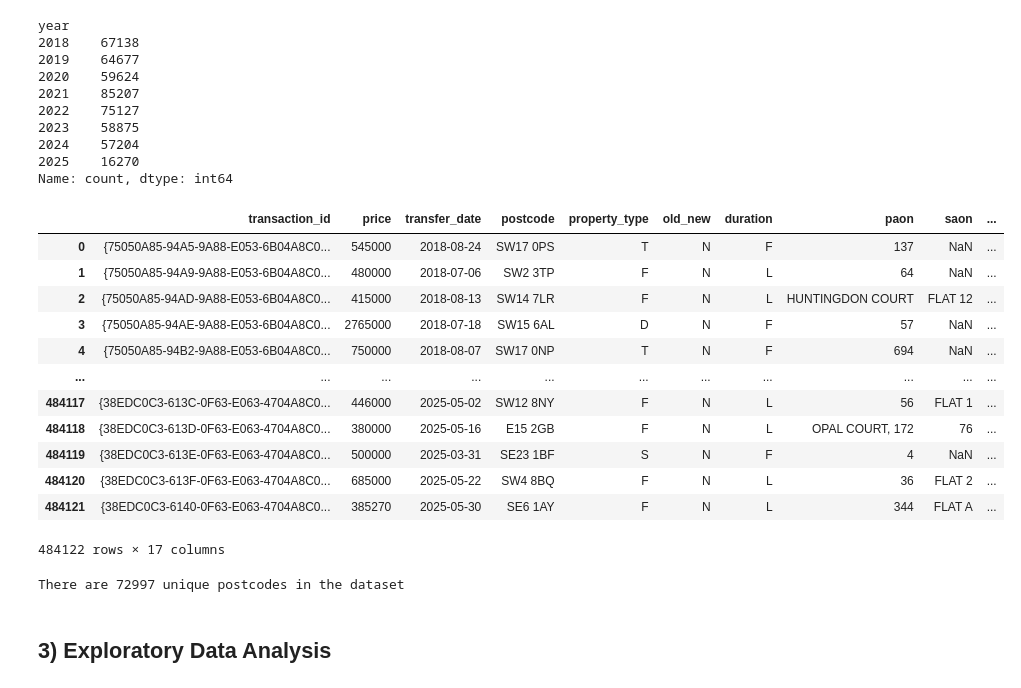
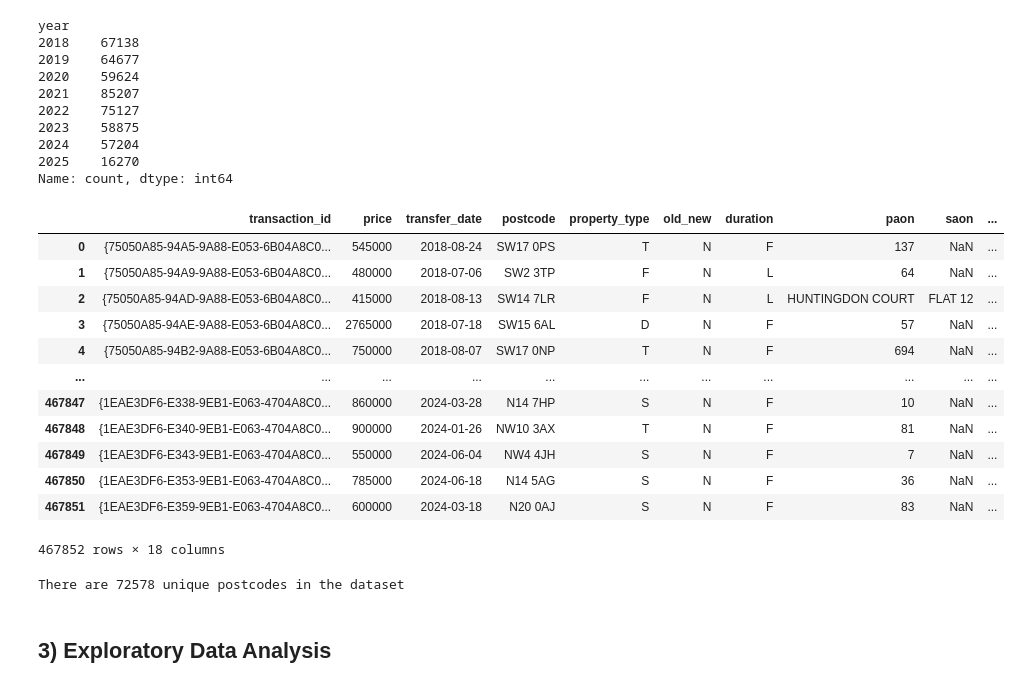
Before and after one commit to nnssvv/price_paid_data_analysis, a Jupyter notebook: Analysis_Notebook.ipynb, the cells around one changed output. Saved outputs shown, nothing was run; the diff lists cells and outputs as text; code cells hidden in the pictures.

```diff
--- a/Analysis_Notebook.ipynb
+++ b/Analysis_Notebook.ipynb
@@ -36,26 +36,27 @@ year
 2024    57204
 2025    16270
 Name: count, dtype: int64
-# %%
-london_df
-# %% [output]
-|  | transaction_id | price | transfer_date | postcode | property_type | old_new | duration | paon | saon | ... |
-| 0 | {75050A85-94A5-9A88-E053-6B04A8C0... | 545000 | 2018-08-24 | SW17 0PS | T | N | F | 137 | NaN | ... |
-| 1 | {75050A85-94A9-9A88-E053-6B04A8C0... | 480000 | 2018-07-06 | SW2 3TP | F | N | L | 64 | NaN | ... |
-| 2 | {75050A85-94AD-9A88-E053-6B04A8C0... | 415000 | 2018-08-13 | SW14 7LR | F | N | L | HUNTINGDON COURT | FLAT 12 | ... |
-| 3 | {75050A85-94AE-9A88-E053-6B04A8C0... | 2765000 | 2018-07-18 | SW15 6AL | D | N | F | 57 | NaN | ... |
-| 4 | {75050A85-94B2-9A88-E053-6B04A8C0... | 750000 | 2018-08-07 | SW17 0NP | T | N | F | 694 | NaN | ... |
-| ... | ... | ... | ... | ... | ... | ... | ... | ... | ... | ... |
-| 484117 | {38EDC0C3-613C-0F63-E063-4704A8C0... | 446000 | 2025-05-02 | SW12 8NY | F | N | L | 56 | FLAT 1 | ... |
-| 484118 | {38EDC0C3-613D-0F63-E063-4704A8C0... | 380000 | 2025-05-16 | E15 2GB | F | N | L | OPAL COURT, 172 | 76 | ... |
-| 484119 | {38EDC0C3-613E-0F63-E063-4704A8C0... | 500000 | 2025-03-31 | SE23 1BF | S | N | F | 4 | NaN | ... |
-| 484120 | {38EDC0C3-613F-0F63-E063-4704A8C0... | 685000 | 2025-05-22 | SW4 8BQ | F | N | L | 36 | FLAT 2 | ... |
-| 484121 | {38EDC0C3-6140-0F63-E063-4704A8C0... | 385270 | 2025-05-30 | SE6 1AY | F | N | L | 344 | FLAT A | ... |
-484122 rows × 17 columns
-# %%
-print(f'There are {len(london_df['postcode'].unique())} unique postcodes in the dataset')
-# %% [output]
-There are 72997 unique postcodes in the dataset
+# %%
+london_df = london_df[london_df['year']!=2025]
+london_df
+# %% [output]
+|  | transaction_id | price | transfer_date | postcode | property_type | old_new | duration | paon | saon | ... |
+| 0 | {75050A85-94A5-9A88-E053-6B04A8C0... | 545000 | 2018-08-24 | SW17 0PS | T | N | F | 137 | NaN | ... |
+| 1 | {75050A85-94A9-9A88-E053-6B04A8C0... | 480000 | 2018-07-06 | SW2 3TP | F | N | L | 64 | NaN | ... |
+| 2 | {75050A85-94AD-9A88-E053-6B04A8C0... | 415000 | 2018-08-13 | SW14 7LR | F | N | L | HUNTINGDON COURT | FLAT 12 | ... |
+| 3 | {75050A85-94AE-9A88-E053-6B04A8C0... | 2765000 | 2018-07-18 | SW15 6AL | D | N | F | 57 | NaN | ... |
+| 4 | {75050A85-94B2-9A88-E053-6B04A8C0... | 750000 | 2018-08-07 | SW17 0NP | T | N | F | 694 | NaN | ... |
+| ... | ... | ... | ... | ... | ... | ... | ... | ... | ... | ... |
+| 467847 | {1EAE3DF6-E338-9EB1-E063-4704A8C0... | 860000 | 2024-03-28 | N14 7HP | S | N | F | 10 | NaN | ... |
+| 467848 | {1EAE3DF6-E340-9EB1-E063-4704A8C0... | 900000 | 2024-01-26 | NW10 3AX | T | N | F | 81 | NaN | ... |
+| 467849 | {1EAE3DF6-E343-9EB1-E063-4704A8C0... | 550000 | 2024-06-04 | NW4 4JH | S | N | F | 7 | NaN | ... |
+| 467850 | {1EAE3DF6-E353-9EB1-E063-4704A8C0... | 785000 | 2024-06-18 | N14 5AG | S | N | F | 36 | NaN | ... |
+| 467851 | {1EAE3DF6-E359-9EB1-E063-4704A8C0... | 600000 | 2024-03-18 | N20 0AJ | S | N | F | 83 | NaN | ... |
+467852 rows × 18 columns
+# %%
+print(f'There are {len(london_df['postcode'].unique())} unique postcodes in the dataset')
+# %% [output]
+There are 72578 unique postcodes in the dataset
 # %% [markdown]
 ## 3) Exploratory Data Analysis
 # %% [markdown]
```
Also changed, not shown: parts of 5 cells of this notebook, 7 other files.
